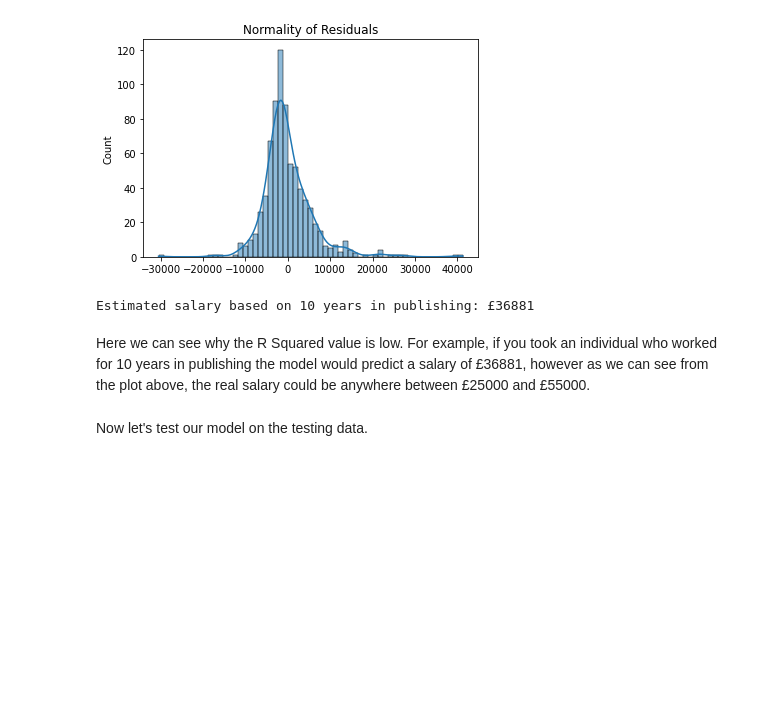
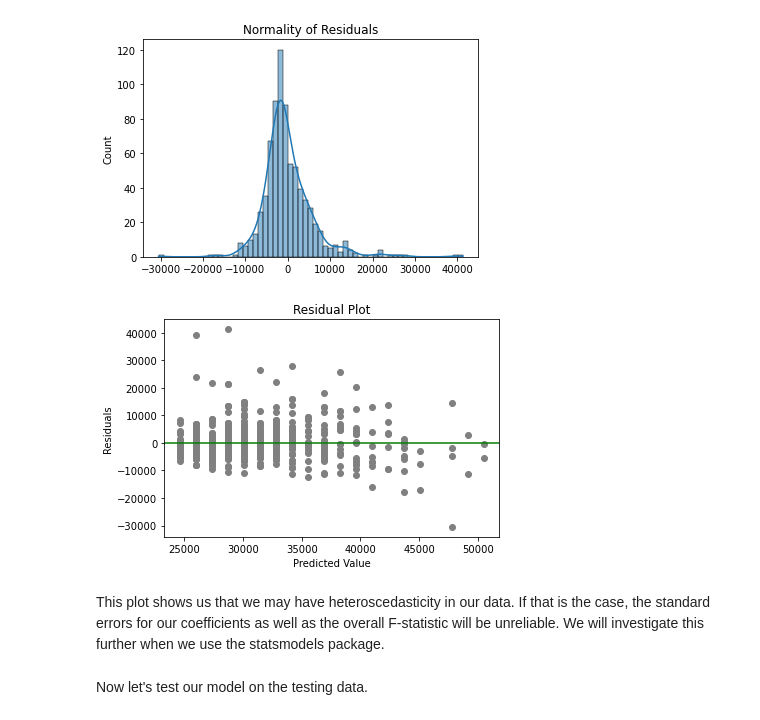
Before and after one commit to dan-grant-hunter/UK_Publishing_Analysis, a Jupyter notebook: book_publishing.ipynb, the cells around one changed output. Saved outputs shown, nothing was run; the diff lists cells and outputs as text; code cells hidden in the pictures; blank space fills up the shorter version.

```diff
--- a/book_publishing.ipynb
+++ b/book_publishing.ipynb
@@ -715,14 +795,17 @@ sns.histplot(residuals,kde=True, legend=False)
 plt.title('Normality of Residuals');
 # %% [output]
 [figure]
-# %%
-# Make a prediction using the model on a single value
-y_hat1b = lrm.predict([[10]])
-print(f"Estimated salary based on 10 years in publishing: £{round(y_hat1b[0][0])}")
-# %% [output]
-Estimated salary based on 10 years in publishing: £36881
-# %% [markdown]
-Here we can see why the R Squared value is low. For example, if you took an individual who worked for 10 years in publishing the model would predict a salary of £36881, however as we can see from the plot above, the real salary could be anywhere between £25000 and £55000.
+# %%
+# Checking for heteroscedasticty
+plt.plot(y_hat1, residuals, 'o', color='grey')
+plt.title("Residual Plot")
+plt.axhline(0, color='g')
+plt.xlabel("Predicted Value")
+plt.ylabel("Residuals");
+# %% [output]
+[figure, added]
+# %% [markdown]
+This plot shows us that we may have heteroscedasticity in our data. If that is the case, the standard errors for our coefficients as well as the overall F-statistic will be unreliable. We will investigate this further when we use the statsmodels package.
 # %% [markdown]
 Now let's test our model on the testing data.
 # %%
```
Also changed, not shown: parts of 86 cells of this notebook.
